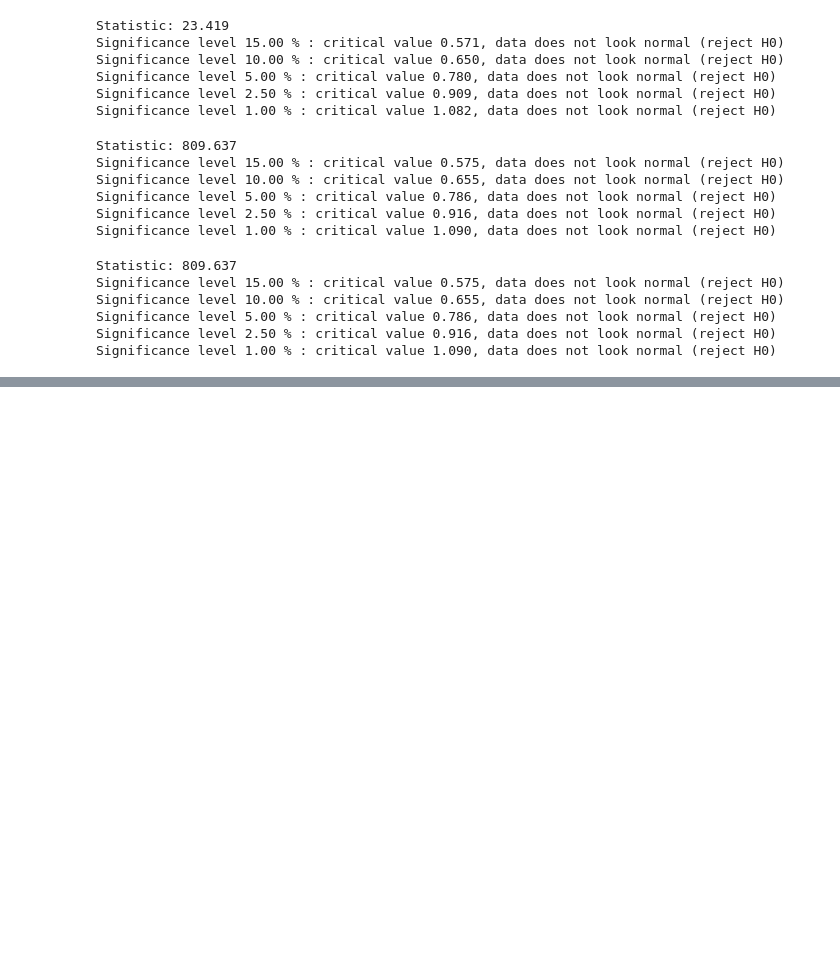
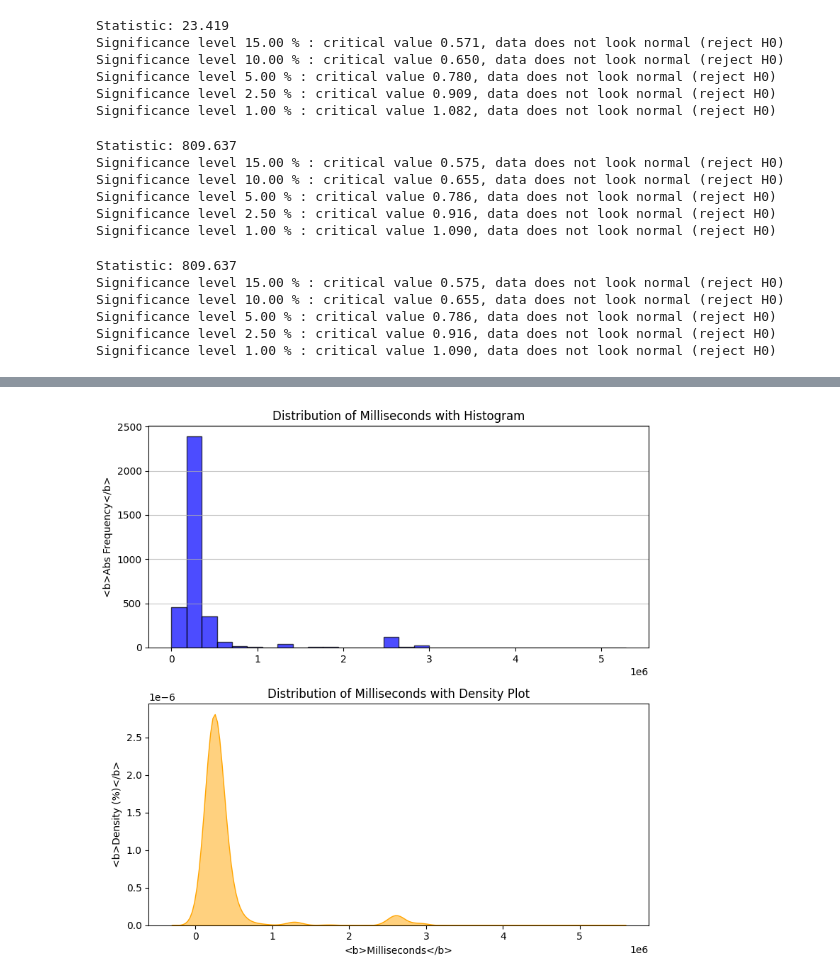
Before and after one commit to fahosseini79/Chinook_project, a Jupyter notebook: Final.ipynb, the cells around one changed output, grey strips where cells are left out. Drawn from its saved outputs; the diff is of its cells as text; code cells hidden in the pictures; blank space fills up the shorter version.

```diff
--- a/Final.ipynb
+++ b/Final.ipynb
@@ -384,0 +466,27 @@ Significance level 1.00 % : critical value 1.090, data does not look normal (rej
+# %%
+def plot_histogram(feature):
+    """Plots histogram and density plot of a variable."""
+
+    # Create a figure with 2 subplots
+    fig, (ax1, ax2) = plt.subplots(2, 1, figsize=(8, 8))
+
+    # This is a count histogram
+    ax1.hist(feature, bins=30, color='blue', alpha=0.7, edgecolor='black')
+    ax1.set_title(f"Distribution of {feature.name} with Histogram")
+    ax1.set_ylabel("<b>Abs Frequency</b>")
+    ax1.grid(axis='y', alpha=0.75)
+
+    # This is a density plot using seaborn
+    sns.kdeplot(feature, ax=ax2, color='orange', fill=True, alpha=0.5)
+    ax2.set_title(f"Distribution of {feature.name} with Density Plot")
+    ax2.set_ylabel("<b>Density (%)</b>")
+    ax2.set_xlabel(f"<b>{feature.name}</b>")
+
+    plt.tight_layout()
+    plt.show()
+
+
+# Call the function with the appropriate column
+plot_histogram(track['Milliseconds'])
+# %% [output]
+[figure, added]
```
Also changed, not shown: parts of 6 cells of this notebook.
